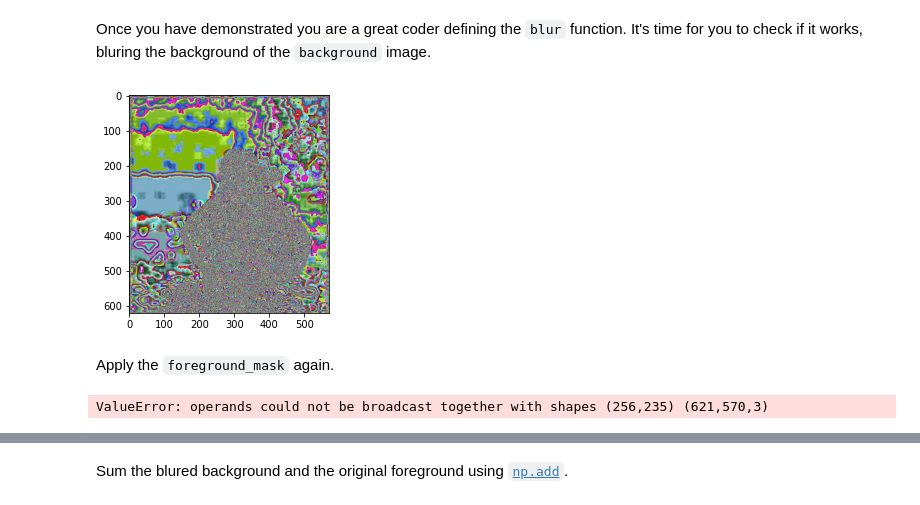
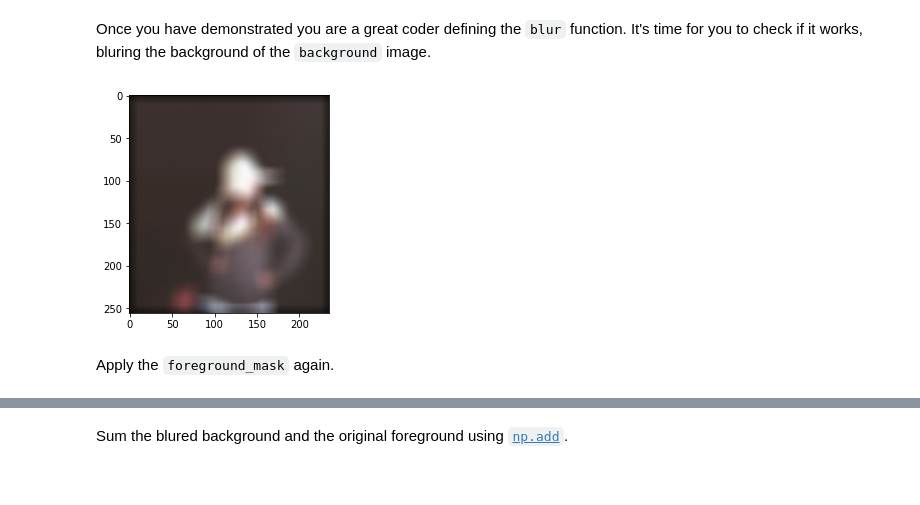
Before and after one commit to adrianacoca/lab-image-segmentation, a Jupyter notebook: main.ipynb, the cells around one changed output, grey strips where cells are left out. Drawn from its saved outputs; the diff is of its cells as text; code cells hidden in the pictures.

```diff
--- a/main.ipynb
+++ b/main.ipynb
@@ -302,12 +328,8 @@ NameError: name 'rgb' is not defined
 # %% [markdown]
 Once you have demonstrated you are a great coder defining the `blur` function. It's time for you to check if it works, bluring the background of the `background` image.
 # %%
-back_blur = plt.imshow((blur(img) * 255).astype(np.uint8))
+back_blur = plt.imshow((blur(img)).astype(np.uint8))
 # %% [output]
-[figure, old version]
+[figure, new version]
 # %% [markdown]
 Apply the `foreground_mask` again.
-# %%
-foreground=plt.imshow(foreground_mask*blur(img), cmap="gray")
-# %% [output]
-ValueError: operands could not be broadcast together with shapes (256,235) (621,570,3)
```
Also changed, not shown: parts of 10 cells of this notebook.
